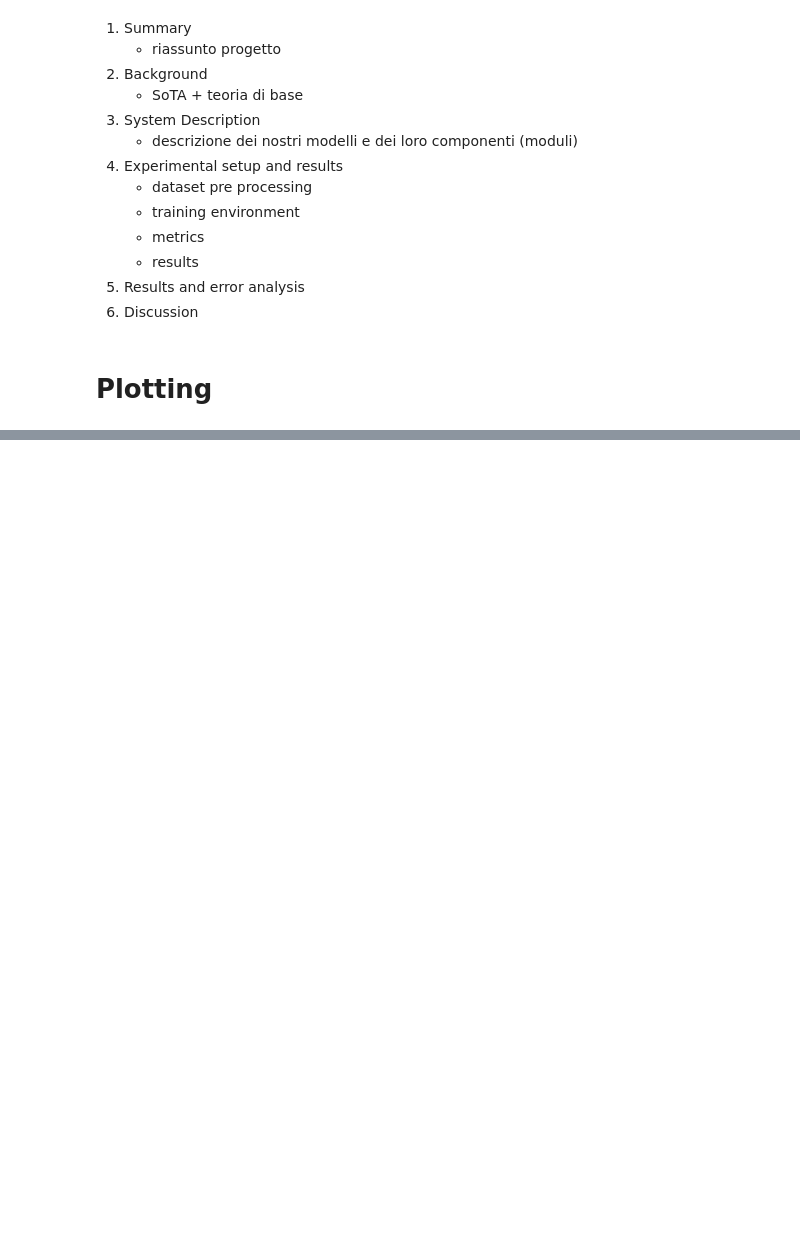
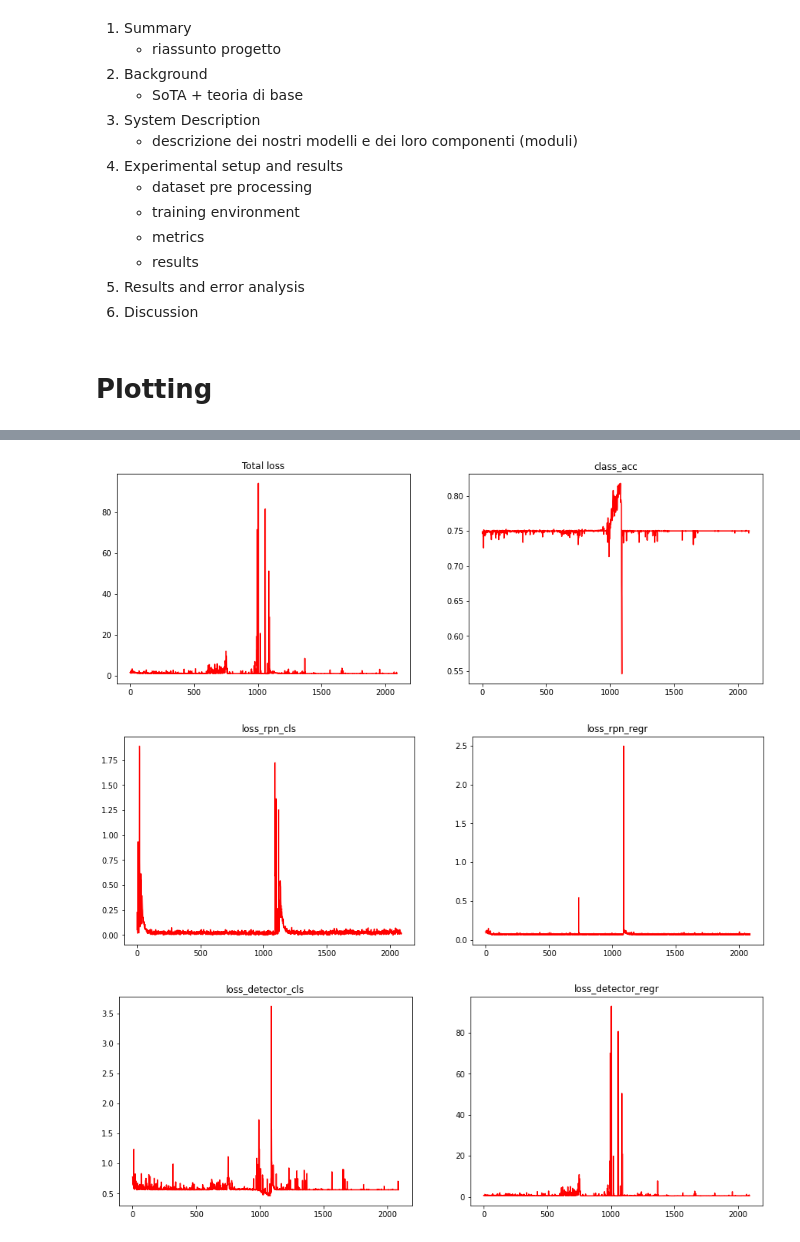
Before and after one commit to Lorenz92/SKADC1, a Jupyter notebook: main_7aff869.ipynb, the cells around one changed output, grey strips where cells are left out. Drawn from its saved outputs; the diff is of its cells as text; code cells hidden in the pictures; blank space fills up the shorter version.

```diff
--- a/main_7aff869.ipynb
+++ b/main_7aff869.ipynb
@@ -493,4 +469,8 @@ print(loss_history.shape)
 # %%
 loss_history
 # %%
-plot_loss(loss_history)
+plot_loss(loss_history[10:])
+# %% [output]
+[figure, added]
+[figure, added]
+[figure, added]
```
Also changed, not shown: parts of 24 cells of this notebook, 3 other files.
